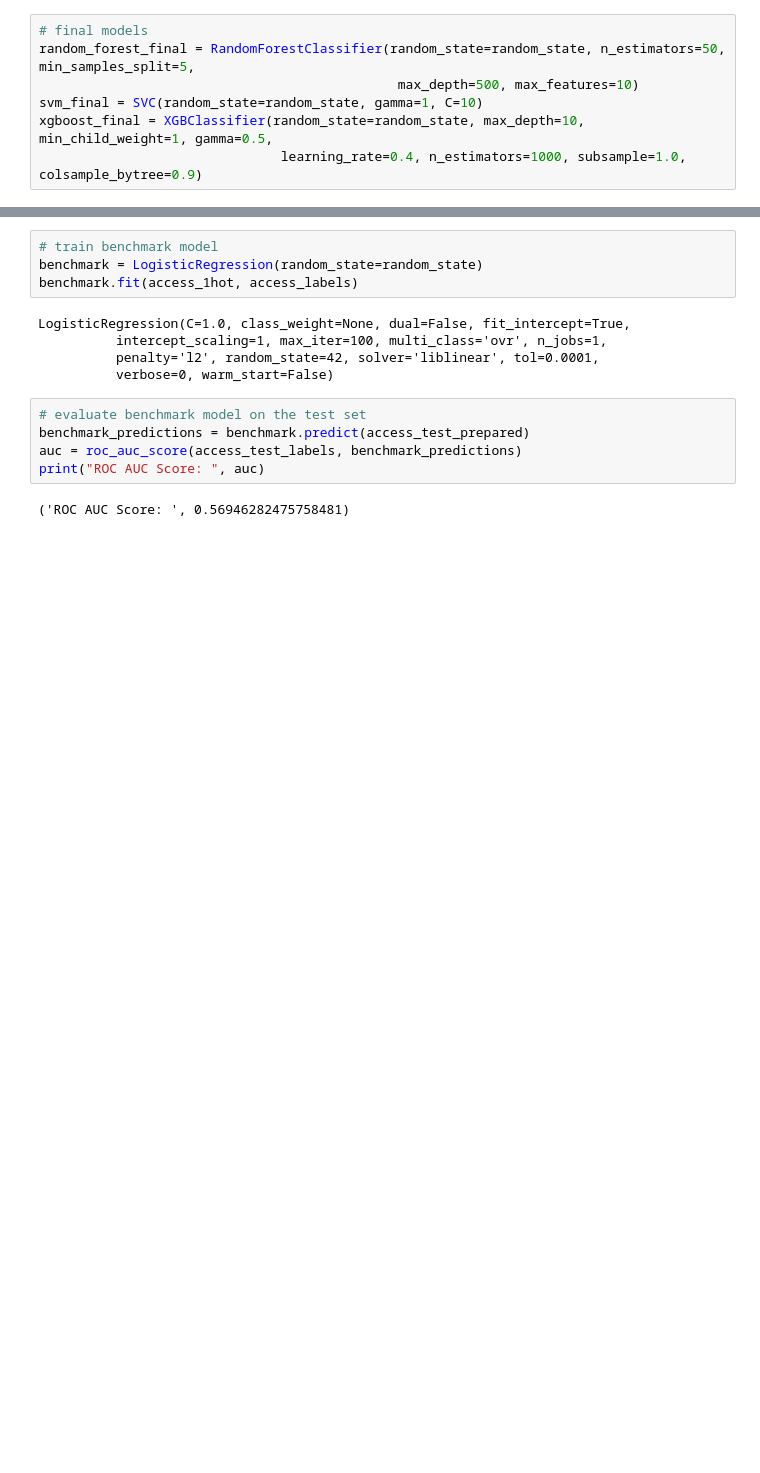
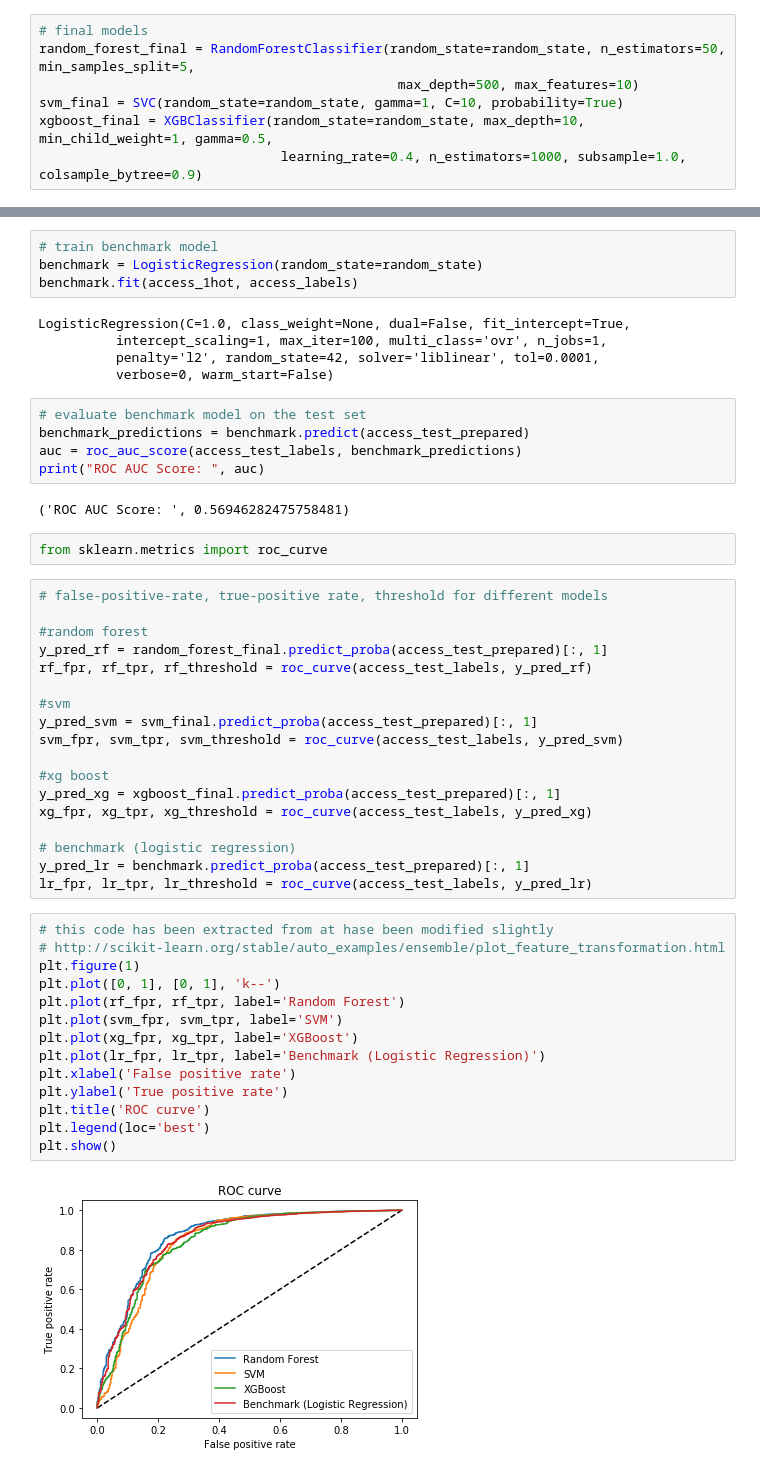
Before and after one commit to ck24/capstone, a Jupyter notebook: source/Capstone.ipynb, the cells around one changed output, grey strips where cells are left out. Saved outputs shown, nothing was run; the diff lists cells and outputs as text; blank space fills up the shorter version.

Commit message:
Add roc curve plot

```diff
--- a/source/Capstone.ipynb
+++ b/source/Capstone.ipynb
@@ -1177,7 +1177,7 @@ grid_search.best_params_
 # final models
 random_forest_final = RandomForestClassifier(random_state=random_state, n_estimators=50, min_samples_split=5,
                                               max_depth=500, max_features=10)
-svm_final = SVC(random_state=random_state, gamma=1, C=10)
+svm_final = SVC(random_state=random_state, gamma=1, C=10, probability=True)
 xgboost_final = XGBClassifier(random_state=random_state, max_depth=10, min_child_weight=1, gamma=0.5,
                                learning_rate=0.4, n_estimators=1000, subsample=1.0, colsample_bytree=0.9)
 # %%
@@ -1255,3 +1255,39 @@ auc = roc_auc_score(access_test_labels, benchmark_predictions)
 print("ROC AUC Score: ", auc)
 # %% [output]
 ('ROC AUC Score: ', 0.56946282475758481)
+# %%
+from sklearn.metrics import roc_curve
+# %%
+# false-positive-rate, true-positive rate, threshold for different models
+
+#random forest
+y_pred_rf = random_forest_final.predict_proba(access_test_prepared)[:, 1]
+rf_fpr, rf_tpr, rf_threshold = roc_curve(access_test_labels, y_pred_rf)
+
+#svm
+y_pred_svm = svm_final.predict_proba(access_test_prepared)[:, 1]
+svm_fpr, svm_tpr, svm_threshold = roc_curve(access_test_labels, y_pred_svm)
+
+#xg boost
+y_pred_xg = xgboost_final.predict_proba(access_test_prepared)[:, 1]
+xg_fpr, xg_tpr, xg_threshold = roc_curve(access_test_labels, y_pred_xg)
+
+# benchmark (logistic regression)
+y_pred_lr = benchmark.predict_proba(access_test_prepared)[:, 1]
+lr_fpr, lr_tpr, lr_threshold = roc_curve(access_test_labels, y_pred_lr)
+# %%
+# this code has been extracted from at hase been modified slightly
+# http://scikit-learn.org/stable/auto_examples/ensemble/plot_feature_transformation.html
+plt.figure(1)
+plt.plot([0, 1], [0, 1], 'k--')
+plt.plot(rf_fpr, rf_tpr, label='Random Forest')
+plt.plot(svm_fpr, svm_tpr, label='SVM')
+plt.plot(xg_fpr, xg_tpr, label='XGBoost')
+plt.plot(lr_fpr, lr_tpr, label='Benchmark (Logistic Regression)')
+plt.xlabel('False positive rate')
+plt.ylabel('True positive rate')
+plt.title('ROC curve')
+plt.legend(loc='best')
+plt.show()
+# %% [output]
+[figure, added]
```
Also changed, not shown: parts of 1 cell of this notebook, 3 other files.
